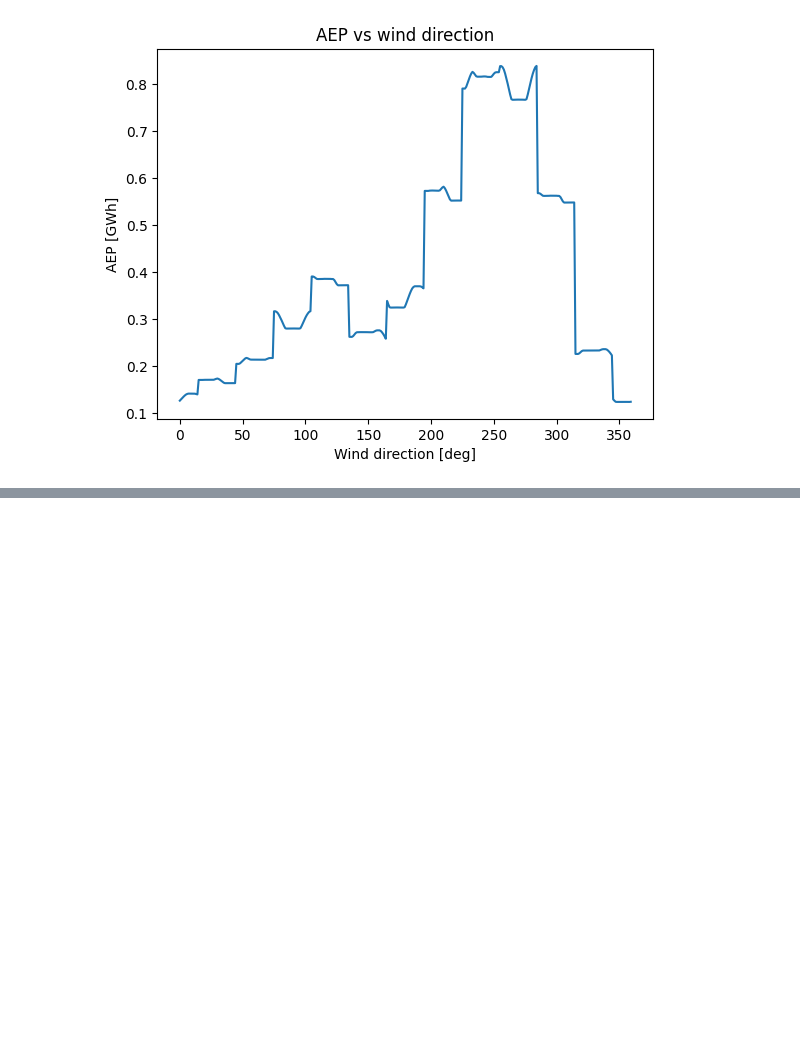
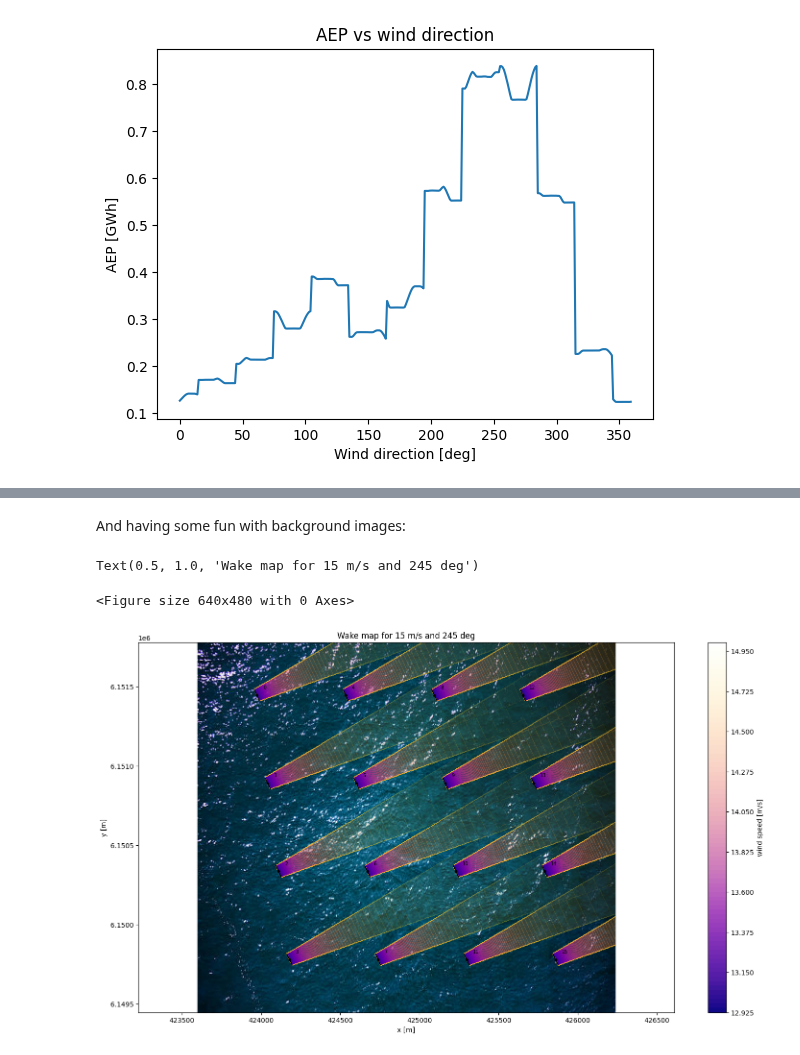
Before and after one commit to rfeusi/hill-of-towie-open-source-analysis, a Jupyter notebook: PyWake Playground.ipynb, the cells around one changed output, grey strips where cells are left out. Drawn from its saved outputs; the diff is of its cells as text; code cells hidden in the pictures; blank space fills up the shorter version.

```diff
--- a/PyWake Playground.ipynb
+++ b/PyWake Playground.ipynb
@@ -87,0 +109,42 @@ Text(0.5, 1.0, 'AEP vs wind direction')
+# %% [markdown]
+And having some fun with background images:
+# %%
+import matplotlib.colors as mcolors
+import numpy as np
+
+wind_speed = 15
+wind_direction = 245
+
+# Basis-Colormap holen (Standard von plot_wake_map: 'Blues_r')
+base_cmap = plt.get_cmap('plasma')
+
+# 256 Stützfarben aus der Colormap auslesen -> Array der Form (256, 4): R,G,B,A pro Zeile
+colors = base_cmap(np.linspace(0, 1, 256))
+
+# Alpha-Spalte (letzte Spalte) überschreiben:
+# Bei 'Blues_r' ist Index 0 = dunkelblau (starker Wake), Index 255 = weiss (kein Wake)
+alphas = np.linspace(1.0, 0.0, 256)
+colors[:, -1] = alphas
+
+# Neue Colormap mit variabler Transparenz bauen
+transparent_cmap = mcolors.ListedColormap(colors)
+
+plt.figure()
+flow_map = simulationResult.flow_map(ws=wind_speed, wd=wind_direction)
+fig, ax = plt.subplots(figsize=(18, 10))
+
+# Background image (nice to have)
+img = plt.imread('sea-surface.jpg')
+x_min, x_max = float(flow_map.x.min()), float(flow_map.x.max())
+y_min, y_max = float(flow_map.y.min()), float(flow_map.y.max())
+ax.imshow(img, extent=[x_min, x_max, y_min, y_max], aspect='auto', zorder=0)
+
+flow_map.plot_wake_map(ax=ax, cmap=transparent_cmap)
+
+ax.set_xlabel('x [m]')
+ax.set_ylabel('y [m]')
+ax.set_title(f'Wake map for {wind_speed} m/s and {wind_direction} deg')
+# %% [output]
+Text(0.5, 1.0, 'Wake map for 15 m/s and 245 deg')
+<Figure size 640x480 with 0 Axes>
+[figure, added]
```
Also changed, not shown: parts of 4 cells of this notebook, 1 other file.
